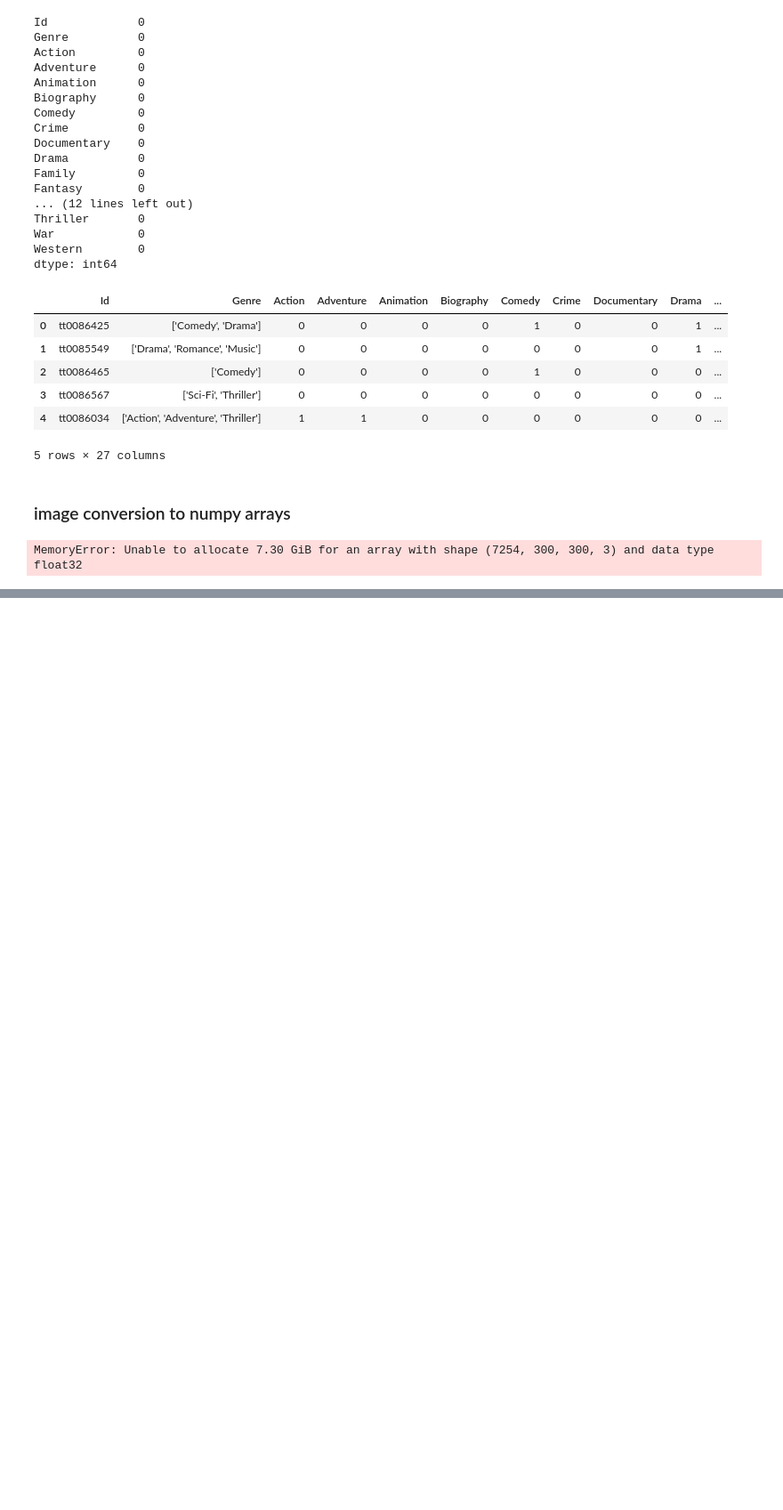
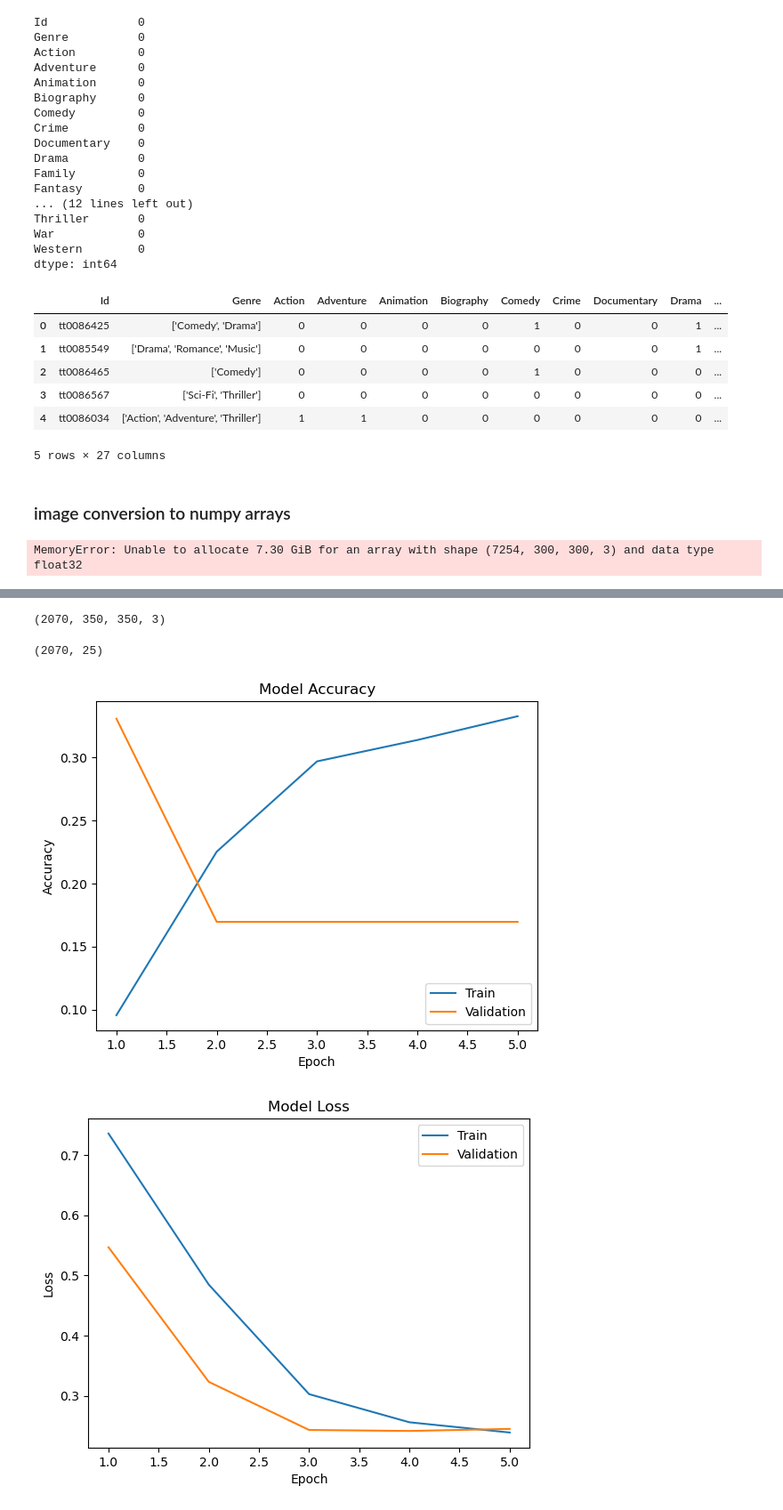
Before and after one commit to bhatt-j/Poster-Detection, a Jupyter notebook: Posters Based Recommender.ipynb, the cells around one changed output, grey strips where cells are left out. Shown at 89% size. Saved outputs shown, nothing was run; the diff lists cells and outputs as text; code cells hidden in the pictures; blank space fills up the shorter version.

Commit message:
trained and improvements to go

```diff
--- a/Posters Based Recommender.ipynb
+++ b/Posters Based Recommender.ipynb
@@ -64,9 +65,9 @@ X = np.array(X)
 MemoryError: Unable to allocate 7.30 GiB for an array with shape (7254, 300, 300, 3) and data type float32
 # %%
 #reducing array size
-lim_gen_df = gen_df.head(5000)
-width = 300
-height = 300
+lim_gen_df = gen_df.head(2300)
+width = 350
+height = 350
 X = []
 for i in tqdm(range(lim_gen_df.shape[0])):
     path = 'D:/data/Multi_Label_dataset/Images/'+lim_gen_df['Id'][i]+'.jpg'
@@ -74,4 +75,5 @@ for i in tqdm(range(lim_gen_df.shape[0])):
     img = image.img_to_array(img)
     img = img/255.0
     X.append(img)
+
 X = np.array(X)
@@ -140,0 +122,2 @@ KeyboardInterrupt:
+# %%
+trans = model.fit(X_train, y_train, epochs=5, validation_data=(X_test, y_test))
@@ -140,0 +135,31 @@ KeyboardInterrupt:
+# %%
+X_train.shape
+# %% [output]
+(2070, 350, 350, 3)
+# %%
+y_train.shape
+# %% [output]
+(2070, 25)
+# %%
+def plotcurve(trans, epochs):
+    epochRange = range(1,epochs+1)
+    plt.plot(epochRange,trans.history['accuracy'])
+    plt.plot(epochRange,trans.history['val_accuracy'])
+    plt.title('Model Accuracy')
+    plt.xlabel('Epoch')
+    plt.ylabel('Accuracy')
+    plt.legend(['Train','Validation'],loc='best')
+    plt.show()
+
+    plt.plot(epochRange,trans.history['loss'])
+    plt.plot(epochRange,trans.history['val_loss'])
+    plt.title('Model Loss')
+    plt.xlabel('Epoch')
+    plt.ylabel('Loss')
+    plt.legend(['Train','Validation'],loc='best')
+    plt.show()
+# %%
+plotcurve(trans, 5)
+# %% [output]
+[figure, added]
+[figure, added]
```
Also changed, not shown: parts of 18 cells of this notebook.
